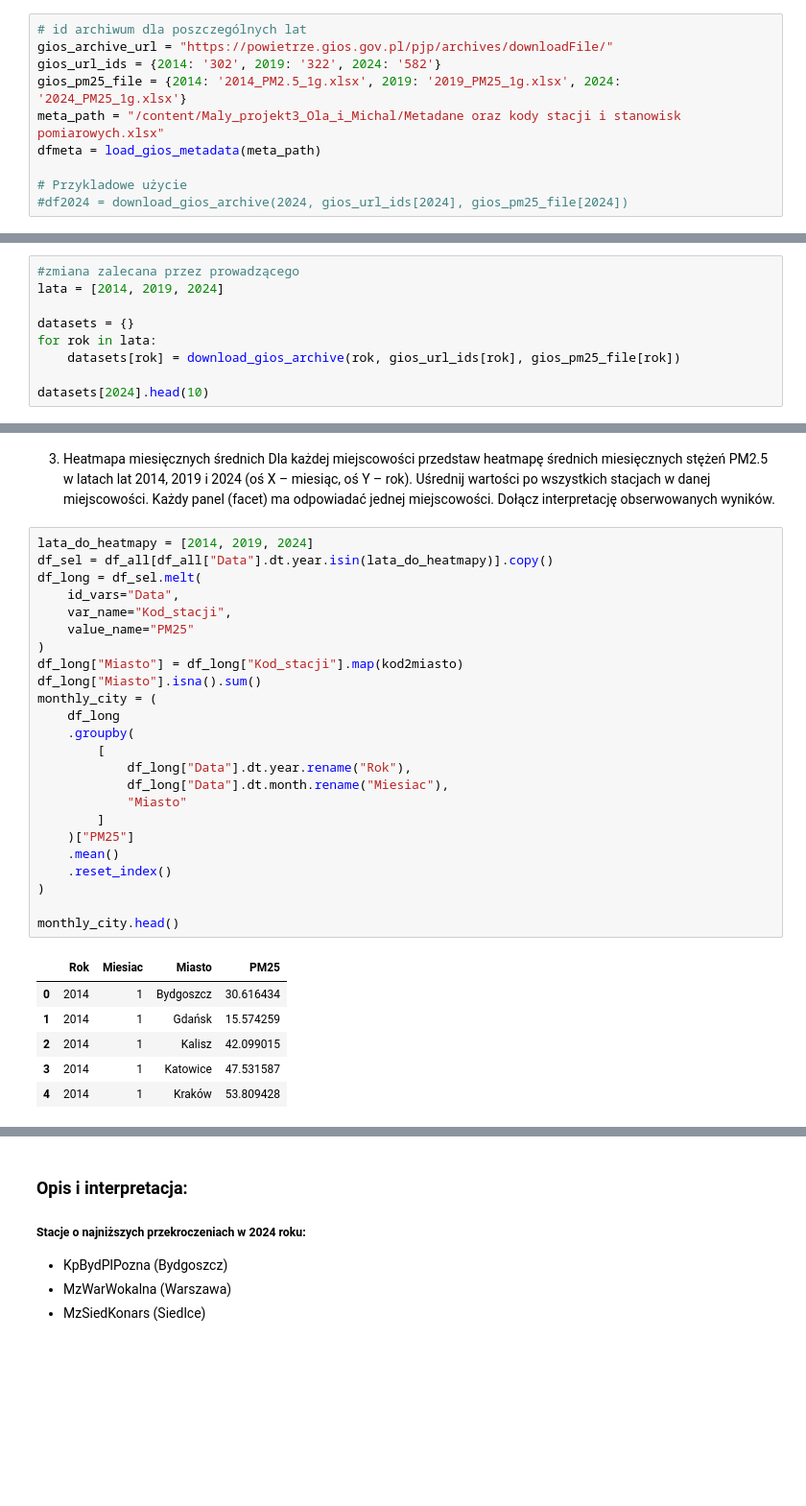
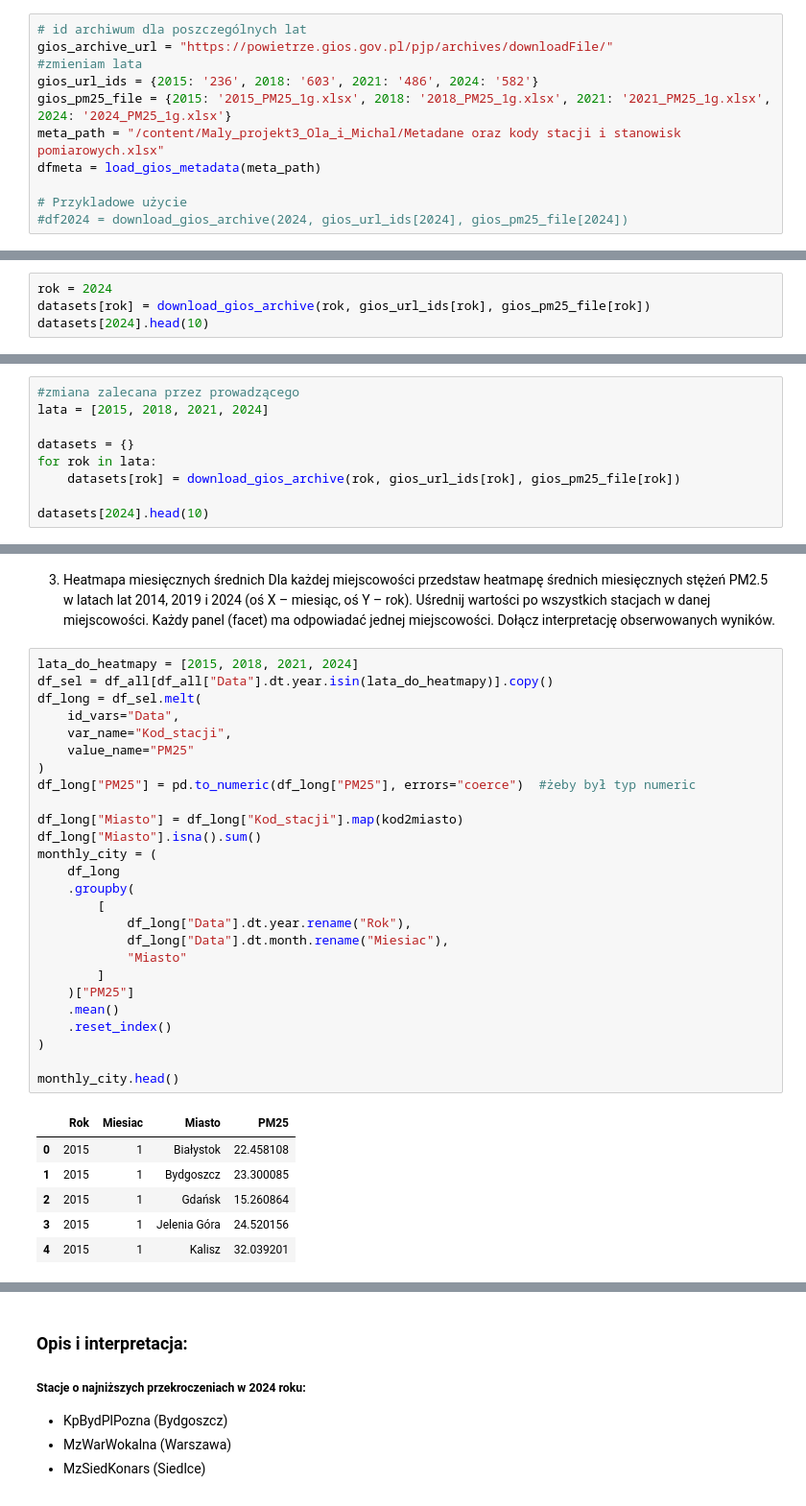
Before and after one commit to aleksandraburakowska1/projekt45, a Jupyter notebook: projekt_1_student.ipynb, the cells around one changed output, grey strips where cells are left out. Shown: that part at 96% size. Cells and saved outputs as stored; diff of their text form; blank space fills up the shorter version.

```diff
--- a/projekt_1_student.ipynb
+++ b/projekt_1_student.ipynb
@@ -114,8 +117,9 @@ from Maly_projekt3_Ola_i_Michal.viz import (
 # %%
 # id archiwum dla poszczególnych lat
 gios_archive_url = "https://powietrze.gios.gov.pl/pjp/archives/downloadFile/"
-gios_url_ids = {2014: '302', 2019: '322', 2024: '582'}
-gios_pm25_file = {2014: '2014_PM2.5_1g.xlsx', 2019: '2019_PM25_1g.xlsx', 2024: '2024_PM25_1g.xlsx'}
+#zmieniam lata
+gios_url_ids = {2015: '236', 2018: '603', 2021: '486', 2024: '582'}
+gios_pm25_file = {2015: '2015_PM25_1g.xlsx', 2018: '2018_PM25_1g.xlsx', 2021: '2021_PM25_1g.xlsx', 2024: '2024_PM25_1g.xlsx'}
 meta_path = "/content/Maly_projekt3_Ola_i_Michal/Metadane oraz kody stacji i stanowisk pomiarowych.xlsx"
 dfmeta = load_gios_metadata(meta_path)
 
@@ -123,0 +196,4 @@ dfmeta = load_gios_metadata(meta_path)
+# %%
+rok = 2024
+datasets[rok] = download_gios_archive(rok, gios_url_ids[rok], gios_pm25_file[rok])
+datasets[2024].head(10)
@@ -124,6 +216,6 @@ dfmeta = load_gios_metadata(meta_path)
 # %%
 #zmiana zalecana przez prowadzącego
-lata = [2014, 2019, 2024]
+lata = [2015, 2018, 2021, 2024]
 
 datasets = {}
 for rok in lata:
@@ -358,36 +477,38 @@ plot_monthly_pm25(
 3. Heatmapa miesięcznych średnich
 Dla każdej miejscowości przedstaw heatmapę średnich miesięcznych stężeń PM2.5 w latach lat 2014, 2019 i 2024 (oś X – miesiąc, oś Y – rok). Uśrednij wartości po wszystkich stacjach w danej miejscowości. Każdy panel (facet) ma odpowiadać jednej miejscowości. Dołącz interpretację obserwowanych wyników.
 # %%
-lata_do_heatmapy = [2014, 2019, 2024]
+lata_do_heatmapy = [2015, 2018, 2021, 2024]
 df_sel = df_all[df_all["Data"].dt.year.isin(lata_do_heatmapy)].copy()
 df_long = df_sel.melt(
     id_vars="Data",
     var_name="Kod_stacji",
     value_name="PM25"
 )
+df_long["PM25"] = pd.to_numeric(df_long["PM25"], errors="coerce")  #żeby był typ numeric
+
 df_long["Miasto"] = df_long["Kod_stacji"].map(kod2miasto)
 df_long["Miasto"].isna().sum()
 monthly_city = (
     df_long
     .groupby(
         [
             df_long["Data"].dt.year.rename("Rok"),
             df_long["Data"].dt.month.rename("Miesiac"),
             "Miasto"
         ]
     )["PM25"]
     .mean()
     .reset_index()
 )
 
 monthly_city.head()
 # %% [output]
 |  | Rok | Miesiac | Miasto | PM25 |
-| 0 | 2014 | 1 | Bydgoszcz | 30.616434 |
-| 1 | 2014 | 1 | Gdańsk | 15.574259 |
-| 2 | 2014 | 1 | Kalisz | 42.099015 |
-| 3 | 2014 | 1 | Katowice | 47.531587 |
-| 4 | 2014 | 1 | Kraków | 53.809428 |
+| 0 | 2015 | 1 | Białystok | 22.458108 |
+| 1 | 2015 | 1 | Bydgoszcz | 23.300085 |
+| 2 | 2015 | 1 | Gdańsk | 15.260864 |
+| 3 | 2015 | 1 | Jelenia Góra | 24.520156 |
+| 4 | 2015 | 1 | Kalisz | 32.039201 |
 # %%
 plot_pm25_heatmaps(monthly_city)
 # %% [output]
```
Also changed, not shown: parts of 23 cells of this notebook.
